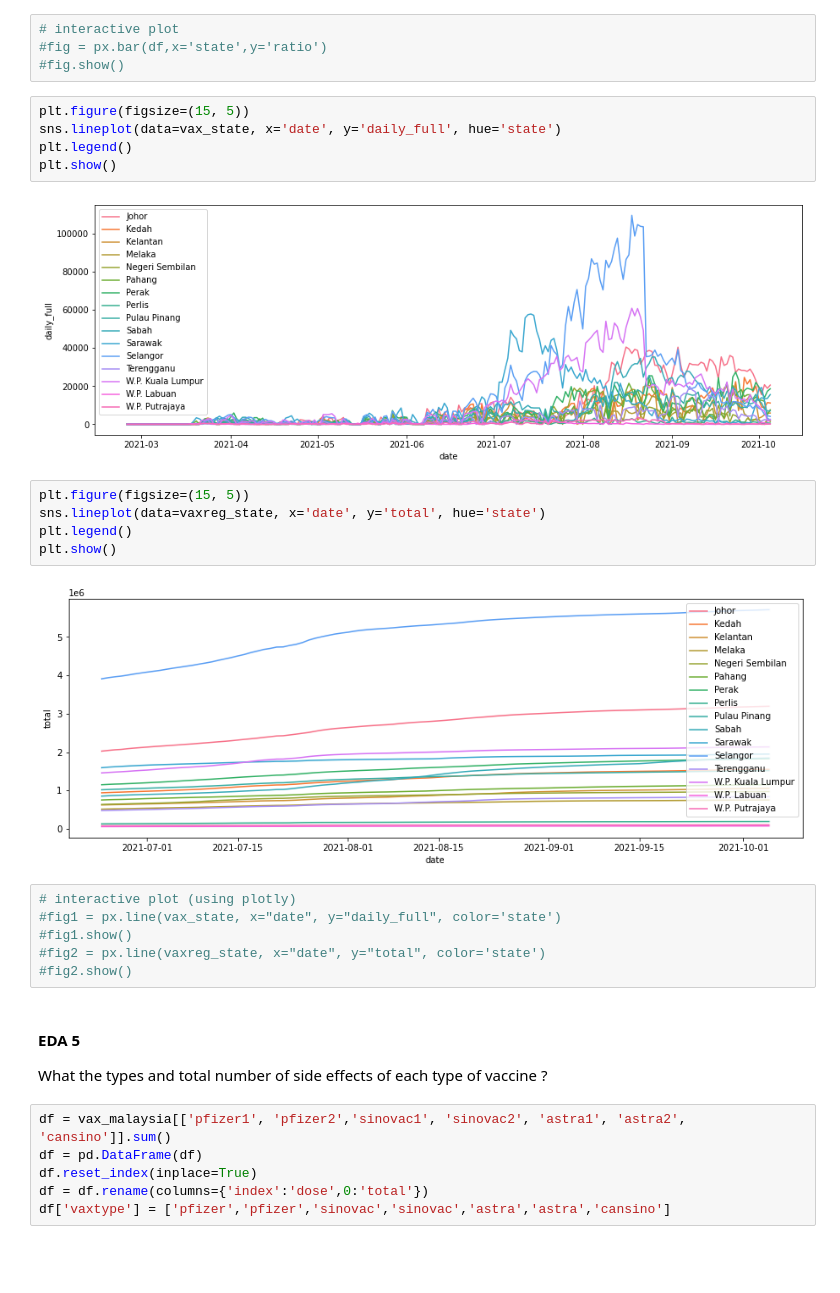
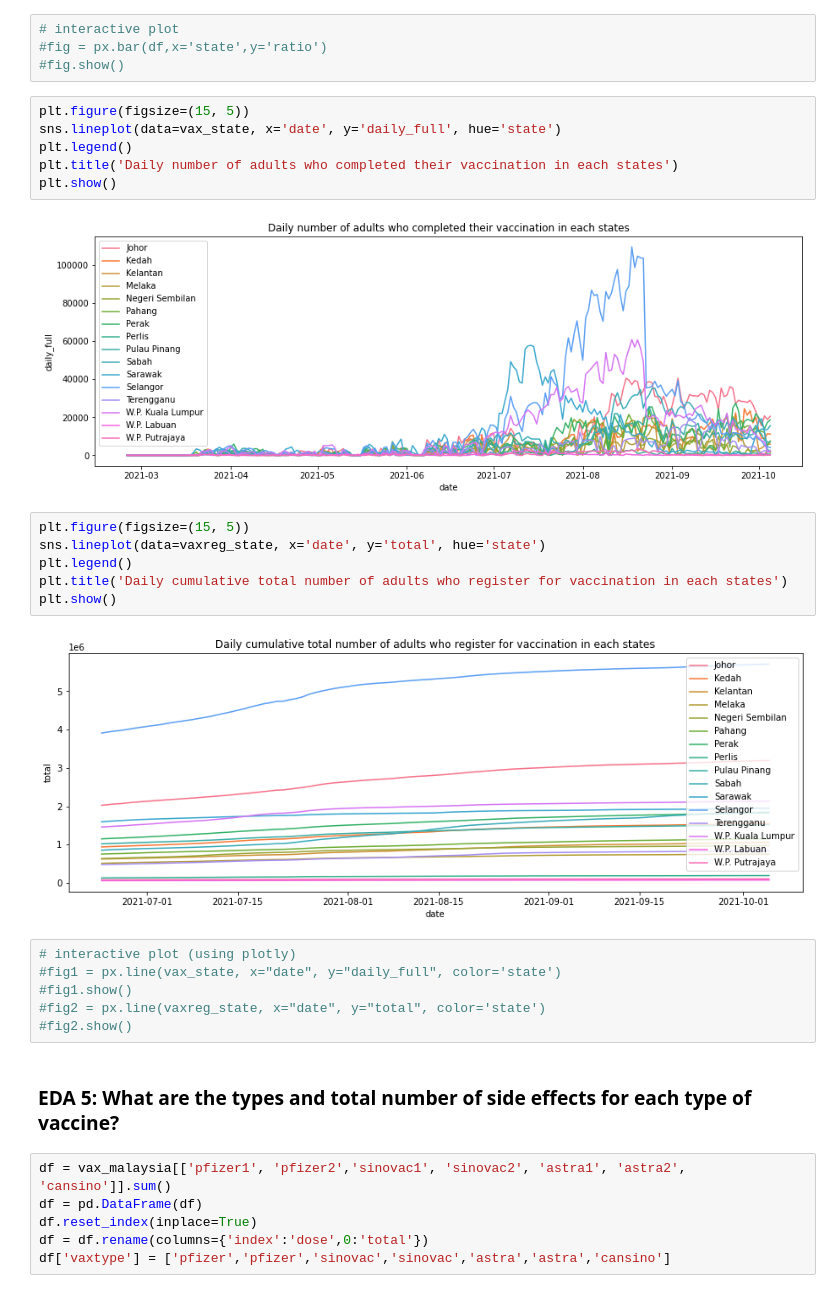
Before and after one commit to BingQuanChua/COVID-19-Msia-Cases-And-Vaccination, a Jupyter notebook: EDA_Questions.ipynb, the cells around one changed output. Drawn from its saved outputs; the diff is of its cells as text; blank space fills up the shorter version.

```diff
--- a/EDA_Questions.ipynb
+++ b/EDA_Questions.ipynb
@@ -110,17 +115,19 @@ plt.show()
 # %%
 plt.figure(figsize=(15, 5))
 sns.lineplot(data=vax_state, x='date', y='daily_full', hue='state')
 plt.legend()
+plt.title('Daily number of adults who completed their vaccination in each states')
 plt.show()
 # %% [output]
-[figure, old version]
+[figure, new version]
 # %%
 plt.figure(figsize=(15, 5))
 sns.lineplot(data=vaxreg_state, x='date', y='total', hue='state')
 plt.legend()
+plt.title('Daily cumulative total number of adults who register for vaccination in each states')
 plt.show()
 # %% [output]
-[figure, old version]
+[figure, new version]
 # %%
 # interactive plot (using plotly)
 #fig1 = px.line(vax_state, x="date", y="daily_full", color='state')
@@ -128,9 +135,7 @@ plt.show()
 #fig2 = px.line(vaxreg_state, x="date", y="total", color='state')
 #fig2.show()
 # %% [markdown]
-#### EDA 5
-
-What the types and total number of side effects of each type of vaccine ?
+### EDA 5: What are the types and total number of side effects for each type of vaccine?
 # %%
 df = vax_malaysia[['pfizer1', 'pfizer2','sinovac1', 'sinovac2', 'astra1', 'astra2', 'cansino']].sum()
 df = pd.DataFrame(df)
```
Also changed, not shown: parts of 26 cells of this notebook, 30 other files.
